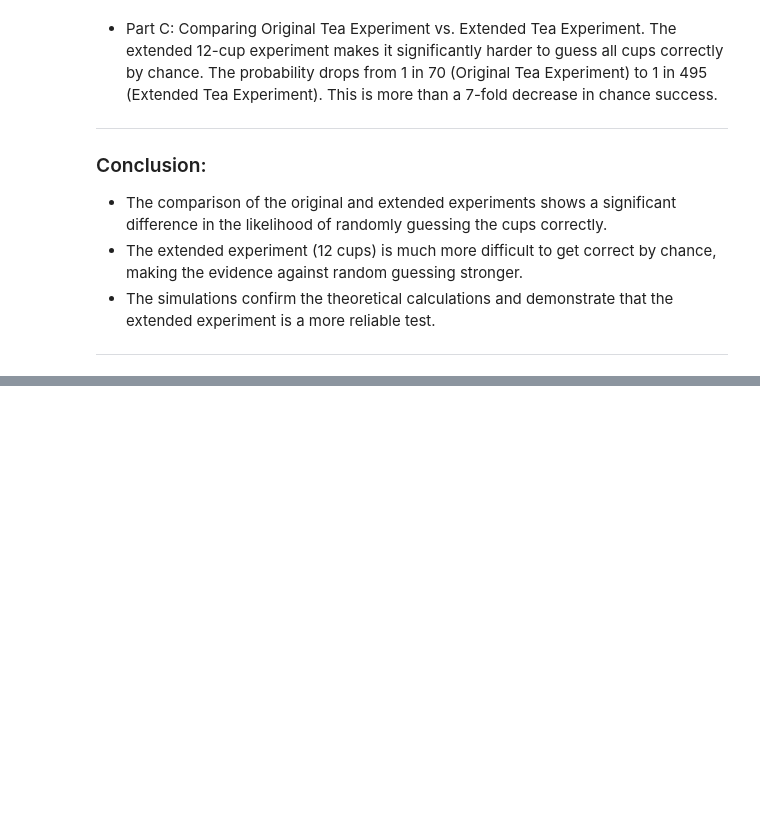
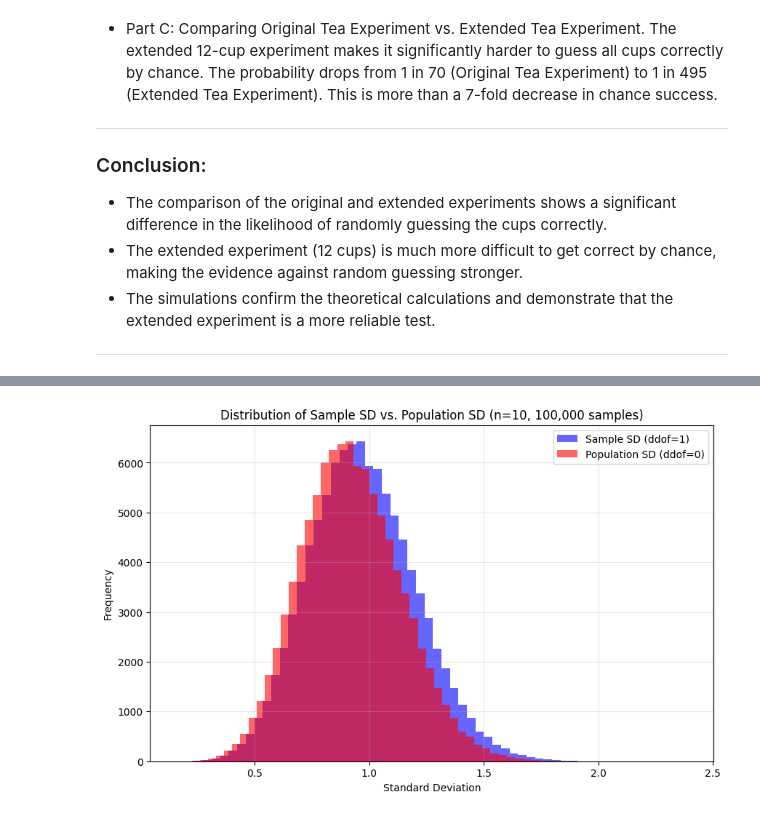
Before and after one commit to CarlosRigueti/Applied_Statistics, a Jupyter notebook: problems.ipynb, the cells around one changed output, grey strips where cells are left out. Cells and saved outputs as stored; diff of their text form; code cells hidden in the pictures; blank space fills up the shorter version.

```diff
--- a/problems.ipynb
+++ b/problems.ipynb
@@ -222,0 +234,6 @@ import matplotlib.pyplot as plt  # For plotting
+# %%
+# Number of samples we will generate
+num_samples = 100000
+
+# Each sample will have 10 values drawn from the normal distribution
+sample_size = 10
@@ -222,0 +250,2 @@ import matplotlib.pyplot as plt  # For plotting
+# %%
+samples = np.random.randn(num_samples, sample_size)
@@ -222,0 +260,2 @@ import matplotlib.pyplot as plt  # For plotting
+# %%
+sd_sample = samples.std(axis=1, ddof=1)
@@ -222,0 +272,2 @@ import matplotlib.pyplot as plt  # For plotting
+# %%
+sd_population = samples.std(axis=1, ddof=0)
@@ -222,0 +305,20 @@ import matplotlib.pyplot as plt  # For plotting
+# %%
+# Create a figure with size 10x6
+plt.figure(figsize=(10,6))
+plt.hist(sd_sample, bins=60, alpha=0.6, label="Sample SD (ddof=1)", color='blue')
+plt.hist(sd_population, bins=60, alpha=0.6, label="Population SD (ddof=0)", color='red')
+
+# Title of the plot
+plt.title("Distribution of Sample SD vs. Population SD (n=10, 100,000 samples)")
+# X-axis label
+plt.xlabel("Standard Deviation")
+# X-axis label
+plt.ylabel("Frequency")
+# Add a legend to differentiate the two histograms
+plt.legend()
+# Add grid with low transparency for better visibility
+plt.grid(alpha=0.3)
+# Display the plot
+plt.show()
+# %% [output]
+[figure, added]
```
Also changed, not shown: parts of 11 cells of this notebook.
